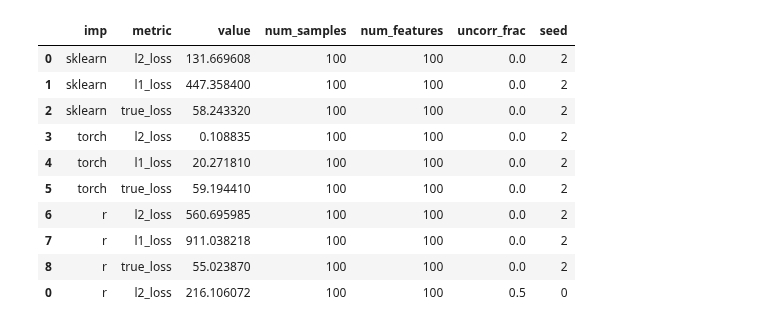
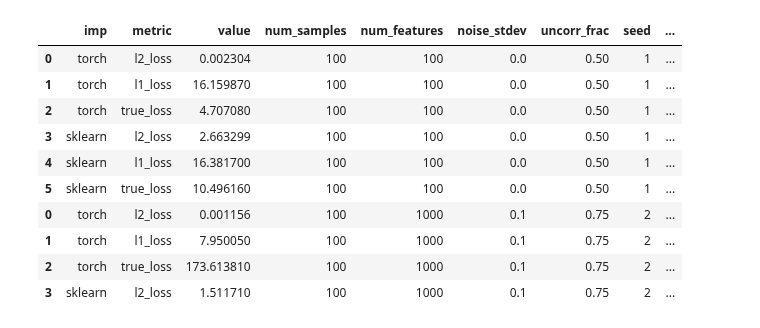
Before and after one commit to jjc2718/netreg, a Jupyter notebook: simdata/r_comparison.ipynb, the cells around one changed output. Saved outputs shown, nothing was run; the diff lists cells and outputs as text; code cells hidden in the pictures.

```diff
--- a/simdata/r_comparison.ipynb
+++ b/simdata/r_comparison.ipynb
@@ -84,7 +108,7 @@ fig.set_figwidth(18)
 # fig.set_figheight(18)
 fig.set_figheight(6)
 
-metric = 'auroc'
+metric = 'rmse'
 # for i, num_samples in enumerate((100, 500, 1000)):
 for i, num_samples in enumerate([100]):
     for j, num_feats in enumerate((10, 100, 1000)):
@@ -93,11 +117,13 @@ for i, num_samples in enumerate([100]):
         filter_df = results_df[(results_df['num_samples'] == num_samples) &
                                (results_df['num_features'] == num_feats) &
                                (results_df['dataset'] == 'test') &
+                               (results_df['uncorr_frac'] == p_uncorr_frac) &
                                (results_df['metric'] == metric)]
         filter_df = filter_df.sort_values(by='imp')
-        sns.lineplot(data=filter_df, x='uncorr_frac', y='value',
-                     hue='imp', err_style='bars', ax=ax)
+        sns.lineplot(data=filter_df, x='noise_stdev', y='value',
+                     hue='imp', style='network_penalty', err_style='bars',
+                     ax=ax)
         ax.set_title('n={}, p={}'.format(num_samples, num_feats))
-        ax.set_xlabel('uncorrelated fraction')
+        ax.set_xlabel('noise standard deviation')
         ax.set_ylabel('test {}'.format(metric))
 # %% [output]
@@ -105,15 +131,16 @@ for i, num_samples in enumerate([100]):
 # %%
 result_columns = ['imp', 'metric', 'value', 'num_samples',
-                  'num_features', 'uncorr_frac', 'seed']
+                  'num_features', 'noise_stdev', 'uncorr_frac', 'seed',
+                  'network_penalty']
 results_df = None
 
-def compile_coefs(results_dir, n, p, uncorr_frac, seed):
+def compile_coefs(results_dir, n, p, noise_stdev, uncorr_frac, seed, network):
     true_coefs = []
     coefs_map = {}
-    suffix = 'n{}_p{}_u{}_s{}.txt'.format(n, p, uncorr_frac, seed)
+    suffix = 'n{}_p{}_e{}_u{}_s{}.txt'.format(n, p, noise_stdev, uncorr_frac, seed)
     network_file = os.path.join(
         'sim_networks',
-        'sim_groups_p{}_u{}_s{}.tsv'.format(p, uncorr_frac, seed)
+        'sim_groups_p{}_e{}_u{}_s{}.tsv'.format(p, noise_stdev, uncorr_frac, seed)
     )
     for fname in os.listdir(results_dir):
         if ('coefs' not in fname) or (suffix not in fname): continue
@@ -124,10 +151,13 @@ def compile_coefs(results_dir, n, p, uncorr_frac, seed):
             true_coefs = coefs
         else:
             coefs_map[imp] = coefs
-    # assert true_coefs != [], '{}'.format(suffix)
-    return calculate_metrics(network_file, true_coefs, coefs_map)
+    return calculate_metrics(network_file, true_coefs, coefs_map,
+                             n, p, noise_stdev, uncorr_frac, seed,
+                             network)
 
-def calculate_metrics(network_file, true_coefs, coefs_map):
+def calculate_metrics(network_file, true_coefs, coefs_map,
+                      n, p, noise_stdev, uncorr_frac, seed,
+                      network):
     import networkx as nx
     results = []
     # intercept is at the beginning of the list
@@ -136,53 +166,75 @@ def calculate_metrics(network_file, true_coefs, coefs_map):
         l2_loss = calculate_l2_loss(G, coefs)
         l1_loss = calculate_l1_loss(G, coefs)
         true_loss = calculate_true_loss(coefs, true_coefs)
-        results.append([imp, 'l2_loss', l2_loss, n, p, uncorr_frac, seed])
-        results.append([imp, 'l1_loss', l1_loss, n, p, uncorr_frac, seed])
-        results.append([imp, 'true_loss', true_loss, n, p, uncorr_frac, seed])
+        results.append([imp, 'l2_loss', l2_loss, n, p, noise_stdev,
+                        uncorr_frac, seed, network])
+        results.append([imp, 'l1_loss', l1_loss, n, p, noise_stdev,
+                        uncorr_frac, seed, network])
+        results.append([imp, 'true_loss', true_loss, n, p, noise_stdev,
+                        uncorr_frac, seed, network])
     return pd.DataFrame(results, columns=result_columns)
 
 def calculate_l2_loss(G, coefs):
     import networkx as nx
     L = nx.laplacian_matrix(G).toarray()
     assert coefs.shape[0]-1 == L.shape[0]
     return coefs[1:].T @ (L @ coefs[1:])
 
 def calculate_l1_loss(G, coefs):
     return sum([abs(coefs[int(i)] - coefs[int(j)]) for (i, j) in G.edges if i != j])
 
 def calculate_true_loss(coefs, true_coefs):
     # truncate in case where some of the coefs are uncorrelated with outcome
     t_coefs = coefs[:true_coefs.shape[0]]
     return sum([abs(t_coefs[i] - true_coefs[i]) for i in range(t_coefs.shape[0])])
 
 # read results from output directory
 for fname in os.listdir(results_dir):
     if os.path.isdir(fname): continue
     if 'true_coefs' not in fname: continue
     f_sp = os.path.splitext(fname)[0].split('_')
     n = int(f_sp[2].replace('n', ''))
     p = int(f_sp[3].replace('p', ''))
-    uncorr_frac = float(f_sp[4].replace('u', ''))
-    seed = int(f_sp[5].replace('s', ''))
-    df = compile_coefs(results_dir, n, p, uncorr_frac, seed)
+    noise_stdev = float(f_sp[4].replace('e', ''))
+    uncorr_frac = float(f_sp[5].replace('u', ''))
+    seed = int(f_sp[6].replace('s', ''))
+    df = compile_coefs(results_dir, n, p, noise_stdev,
+                       uncorr_frac, seed, network=True)
+    if results_df is None:
+        results_df = df
+    else:
+        results_df = pd.concat((results_df, df))
+
+# read results from output directory
+for fname in os.listdir(results_dir_nn):
+    if os.path.isdir(fname): continue
+    if 'true_coefs' not in fname: continue
+    f_sp = os.path.splitext(fname)[0].split('_')
+    n = int(f_sp[2].replace('n', ''))
+    p = int(f_sp[3].replace('p', ''))
+    noise_stdev = float(f_sp[4].replace('e', ''))
+    uncorr_frac = float(f_sp[5].replace('u', ''))
+    seed = int(f_sp[6].replace('s', ''))
+    df = compile_coefs(results_dir_nn, n, p, noise_stdev,
+                       uncorr_frac, seed, network=False)
     if results_df is None:
         results_df = df
     else:
         results_df = pd.concat((results_df, df))
 
 results_df.head(n=10)
 # %% [output]
-|  | imp | metric | value | num_samples | num_features | uncorr_frac | seed |
-| 0 | sklearn | l2_loss | 131.669608 | 100 | 100 | 0.0 | 2 |
-| 1 | sklearn | l1_loss | 447.358400 | 100 | 100 | 0.0 | 2 |
-| 2 | sklearn | true_loss | 58.243320 | 100 | 100 | 0.0 | 2 |
-| 3 | torch | l2_loss | 0.108835 | 100 | 100 | 0.0 | 2 |
-| 4 | torch | l1_loss | 20.271810 | 100 | 100 | 0.0 | 2 |
-| 5 | torch | true_loss | 59.194410 | 100 | 100 | 0.0 | 2 |
-| 6 | r | l2_loss | 560.695985 | 100 | 100 | 0.0 | 2 |
-| 7 | r | l1_loss | 911.038218 | 100 | 100 | 0.0 | 2 |
-| 8 | r | true_loss | 55.023870 | 100 | 100 | 0.0 | 2 |
-| 0 | r | l2_loss | 216.106072 | 100 | 100 | 0.5 | 0 |
+|  | imp | metric | value | num_samples | num_features | noise_stdev | uncorr_frac | seed | ... |
+| 0 | torch | l2_loss | 0.002304 | 100 | 100 | 0.0 | 0.50 | 1 | ... |
+| 1 | torch | l1_loss | 16.159870 | 100 | 100 | 0.0 | 0.50 | 1 | ... |
+| 2 | torch | true_loss | 4.707080 | 100 | 100 | 0.0 | 0.50 | 1 | ... |
+| 3 | sklearn | l2_loss | 2.663299 | 100 | 100 | 0.0 | 0.50 | 1 | ... |
+| 4 | sklearn | l1_loss | 16.381700 | 100 | 100 | 0.0 | 0.50 | 1 | ... |
+| 5 | sklearn | true_loss | 10.496160 | 100 | 100 | 0.0 | 0.50 | 1 | ... |
+| 0 | torch | l2_loss | 0.001156 | 100 | 1000 | 0.1 | 0.75 | 2 | ... |
+| 1 | torch | l1_loss | 7.950050 | 100 | 1000 | 0.1 | 0.75 | 2 | ... |
+| 2 | torch | true_loss | 173.613810 | 100 | 1000 | 0.1 | 0.75 | 2 | ... |
+| 3 | sklearn | l2_loss | 1.511710 | 100 | 1000 | 0.1 | 0.75 | 2 | ... |
 # %%
 sns.set()
 fig, axarr = plt.subplots(3, 3)
```
Also changed, not shown: parts of 4 cells of this notebook, 3 other files.
